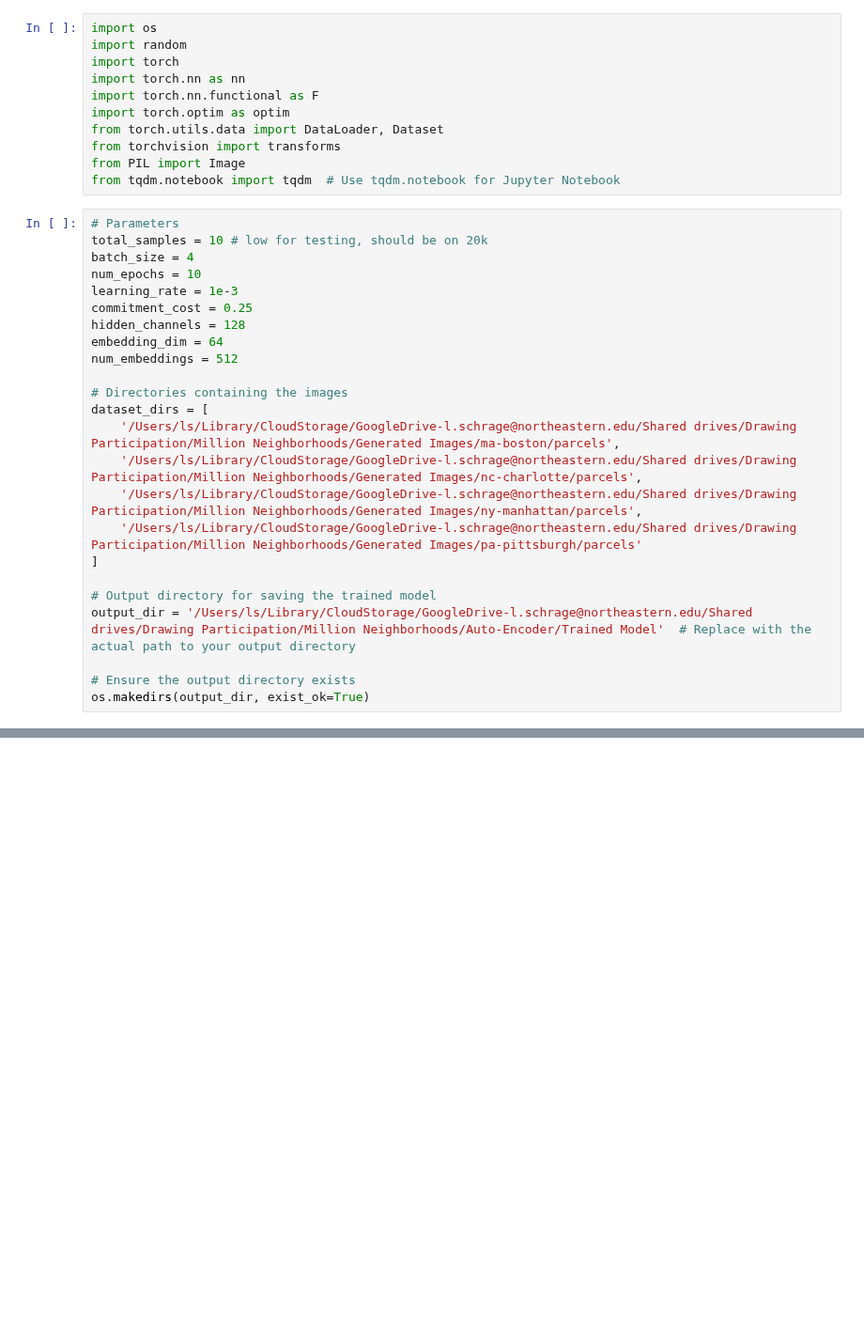
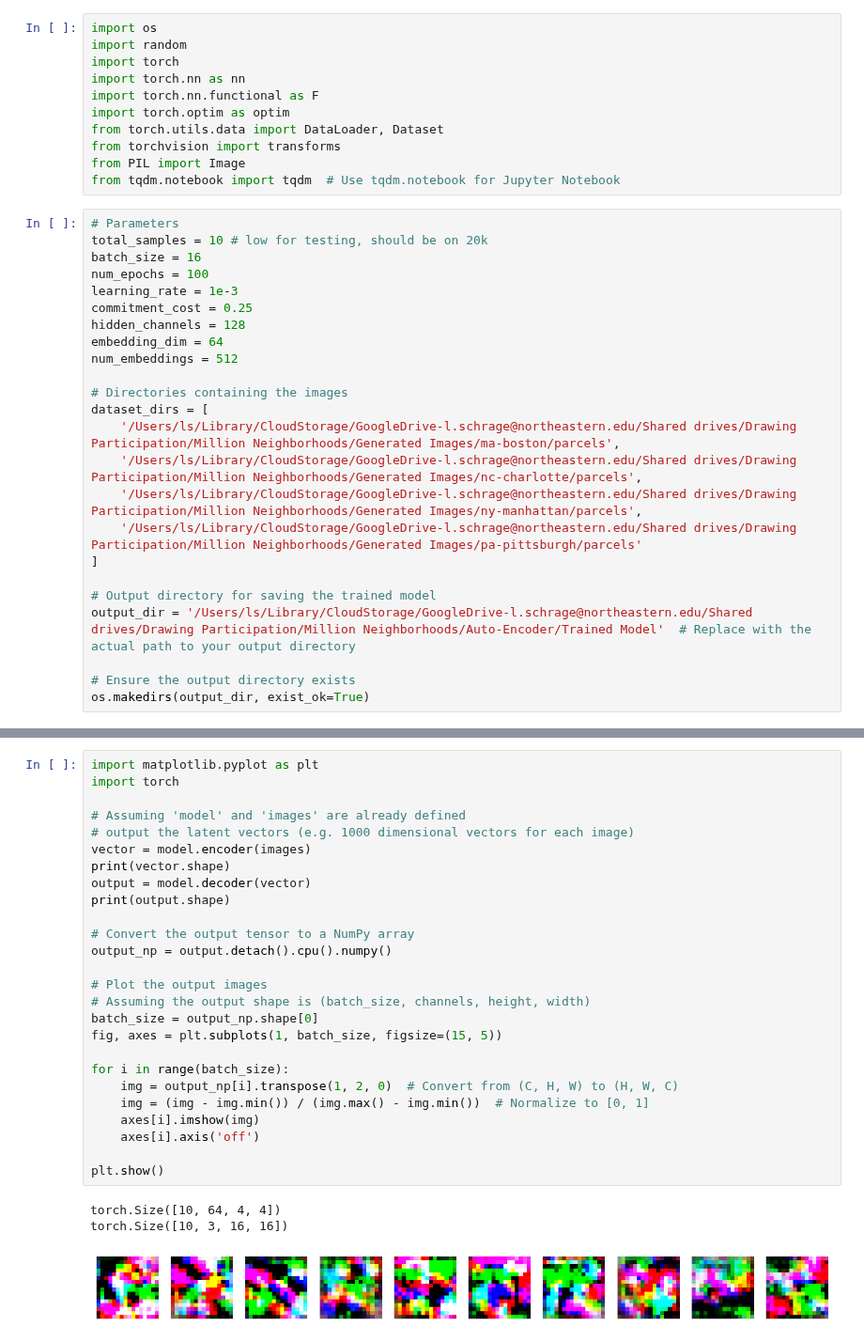
Before and after one commit to scalable-design-participation-lab/re-blocking, a Jupyter notebook: ensemble-model/vq-vae_model-training.ipynb, the cells around one changed output, grey strips where cells are left out. Shown at 94% size. Cells and saved outputs as stored; diff of their text form; blank space fills up the shorter version.

```diff
--- a/ensemble-model/vq-vae_model-training.ipynb
+++ b/ensemble-model/vq-vae_model-training.ipynb
@@ -12,8 +12,8 @@ from tqdm.notebook import tqdm  # Use tqdm.notebook for Jupyter Notebook
 # %%
 # Parameters
 total_samples = 10 # low for testing, should be on 20k
-batch_size = 4
-num_epochs = 10
+batch_size = 16
+num_epochs = 100
 learning_rate = 1e-3
 commitment_cost = 0.25
 hidden_channels = 128
@@ -182,0 +194,30 @@ Model saved to /Users/ls/Library/CloudStorage/GoogleDrive-l.schrage@northeastern
+# %%
+import matplotlib.pyplot as plt
+import torch
+
+# Assuming 'model' and 'images' are already defined
+# output the latent vectors (e.g. 1000 dimensional vectors for each image)
+vector = model.encoder(images)
+print(vector.shape)
+output = model.decoder(vector)
+print(output.shape)
+
+# Convert the output tensor to a NumPy array
+output_np = output.detach().cpu().numpy()
+
+# Plot the output images
+# Assuming the output shape is (batch_size, channels, height, width)
+batch_size = output_np.shape[0]
+fig, axes = plt.subplots(1, batch_size, figsize=(15, 5))
+
+for i in range(batch_size):
+    img = output_np[i].transpose(1, 2, 0)  # Convert from (C, H, W) to (H, W, C)
+    img = (img - img.min()) / (img.max() - img.min())  # Normalize to [0, 1]
+    axes[i].imshow(img)
+    axes[i].axis('off')
+
+plt.show()
+# %% [output]
+torch.Size([10, 64, 4, 4])
+torch.Size([10, 3, 16, 16])
+[figure, added]
```
Also changed, not shown: parts of 3 cells of this notebook, 1 other file.
